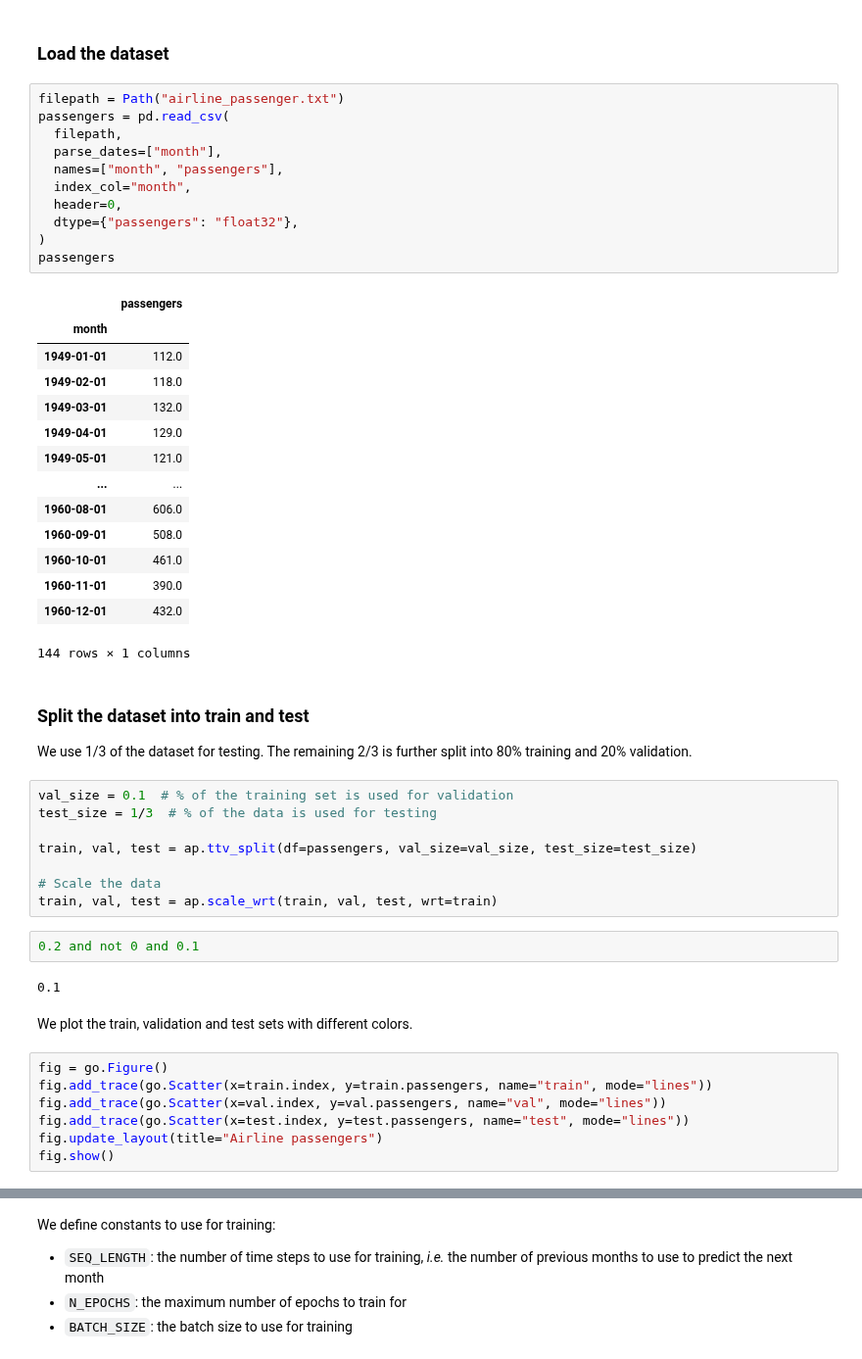
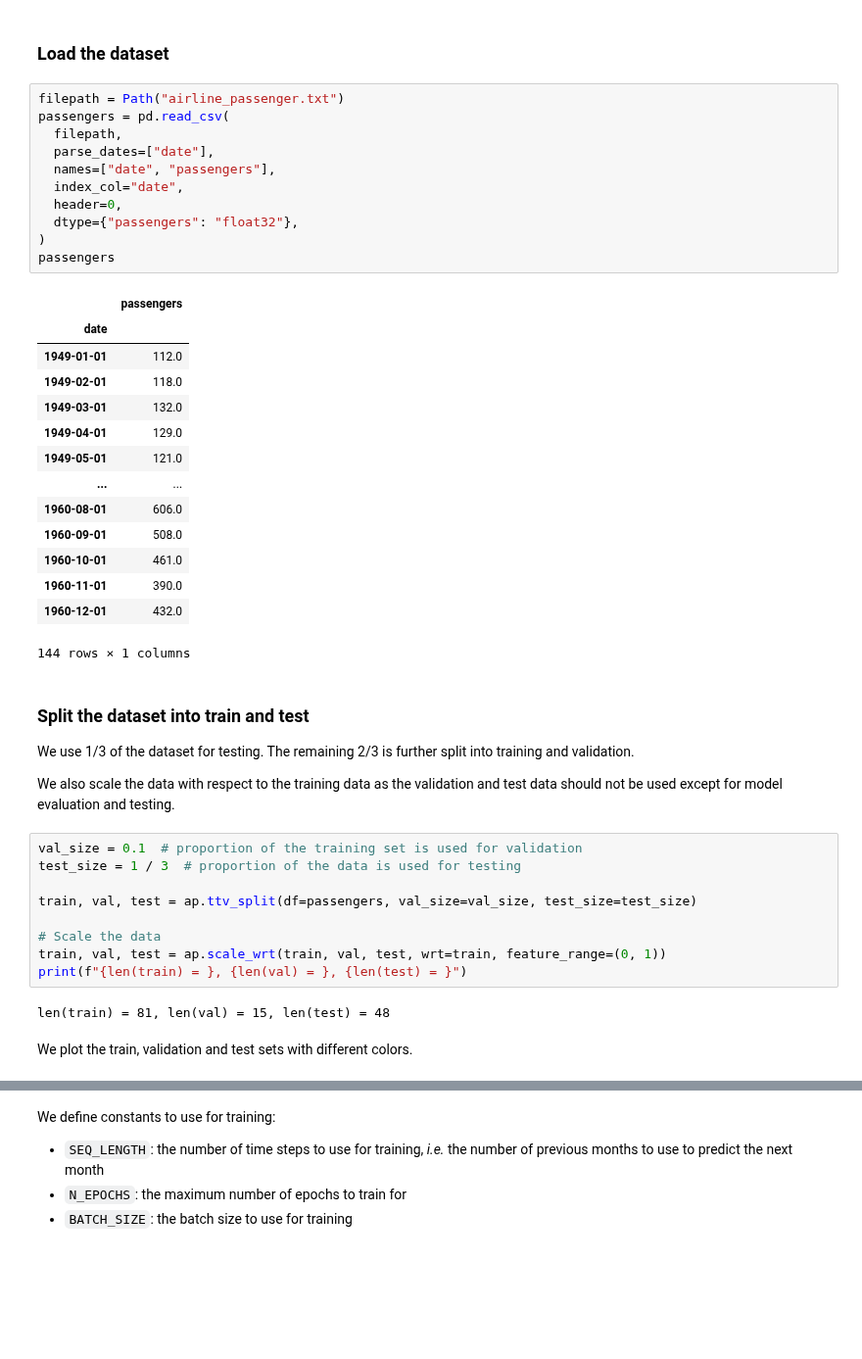
Before and after one commit to jorislimonier/uca-msc-dsai, a Jupyter notebook: dl_computer_vision/assignments/1/airline.ipynb, the cells around one changed output, grey strips where cells are left out. Shown at 98% size. Drawn from its saved outputs; the diff is of its cells as text; blank space fills up the shorter version.

```diff
--- a/dl_computer_vision/assignments/1/airline.ipynb
+++ b/dl_computer_vision/assignments/1/airline.ipynb
@@ -34,17 +37,17 @@ pio.templates.default = "plotly_white"
 # %%
 filepath = Path("airline_passenger.txt")
 passengers = pd.read_csv(
   filepath,
-  parse_dates=["month"],
-  names=["month", "passengers"],
-  index_col="month",
+  parse_dates=["date"],
+  names=["date", "passengers"],
+  index_col="date",
   header=0,
   dtype={"passengers": "float32"},
 )
 passengers
 # %% [output]
 |  | passengers |
-| month |  |
+| date |  |
 | 1949-01-01 | 112.0 |
 | 1949-02-01 | 118.0 |
 | 1949-03-01 | 132.0 |
@@ -59,25 +62,19 @@ passengers
 144 rows × 1 columns
 # %% [markdown]
 ### Split the dataset into train and test
-We use 1/3 of the dataset for testing. The remaining 2/3 is further split into 80% training and 20% validation.
+We use 1/3 of the dataset for testing. The remaining 2/3 is further split into training and validation.
+
+We also scale the data with respect to the training data as the validation and test data should not be used except for model evaluation and testing.
 # %%
-val_size = 0.1  # % of the training set is used for validation
-test_size = 1/3  # % of the data is used for testing
+val_size = 0.1  # proportion of the training set is used for validation
+test_size = 1 / 3  # proportion of the data is used for testing
 
 train, val, test = ap.ttv_split(df=passengers, val_size=val_size, test_size=test_size)
 
 # Scale the data
-train, val, test = ap.scale_wrt(train, val, test, wrt=train)
+train, val, test = ap.scale_wrt(train, val, test, wrt=train, feature_range=(0, 1))
+print(f"{len(train) = }, {len(val) = }, {len(test) = }")
+# %% [output]
+len(train) = 81, len(val) = 15, len(test) = 48
-# %%
-0.2 and not 0 and 0.1
-# %% [output]
-0.1
 # %% [markdown]
 We plot the train, validation and test sets with different colors.
-# %%
-fig = go.Figure()
-fig.add_trace(go.Scatter(x=train.index, y=train.passengers, name="train", mode="lines"))
-fig.add_trace(go.Scatter(x=val.index, y=val.passengers, name="val", mode="lines"))
-fig.add_trace(go.Scatter(x=test.index, y=test.passengers, name="test", mode="lines"))
-fig.update_layout(title="Airline passengers")
-fig.show()
```
Also changed, not shown: parts of 18 cells of this notebook, 3 other files.
